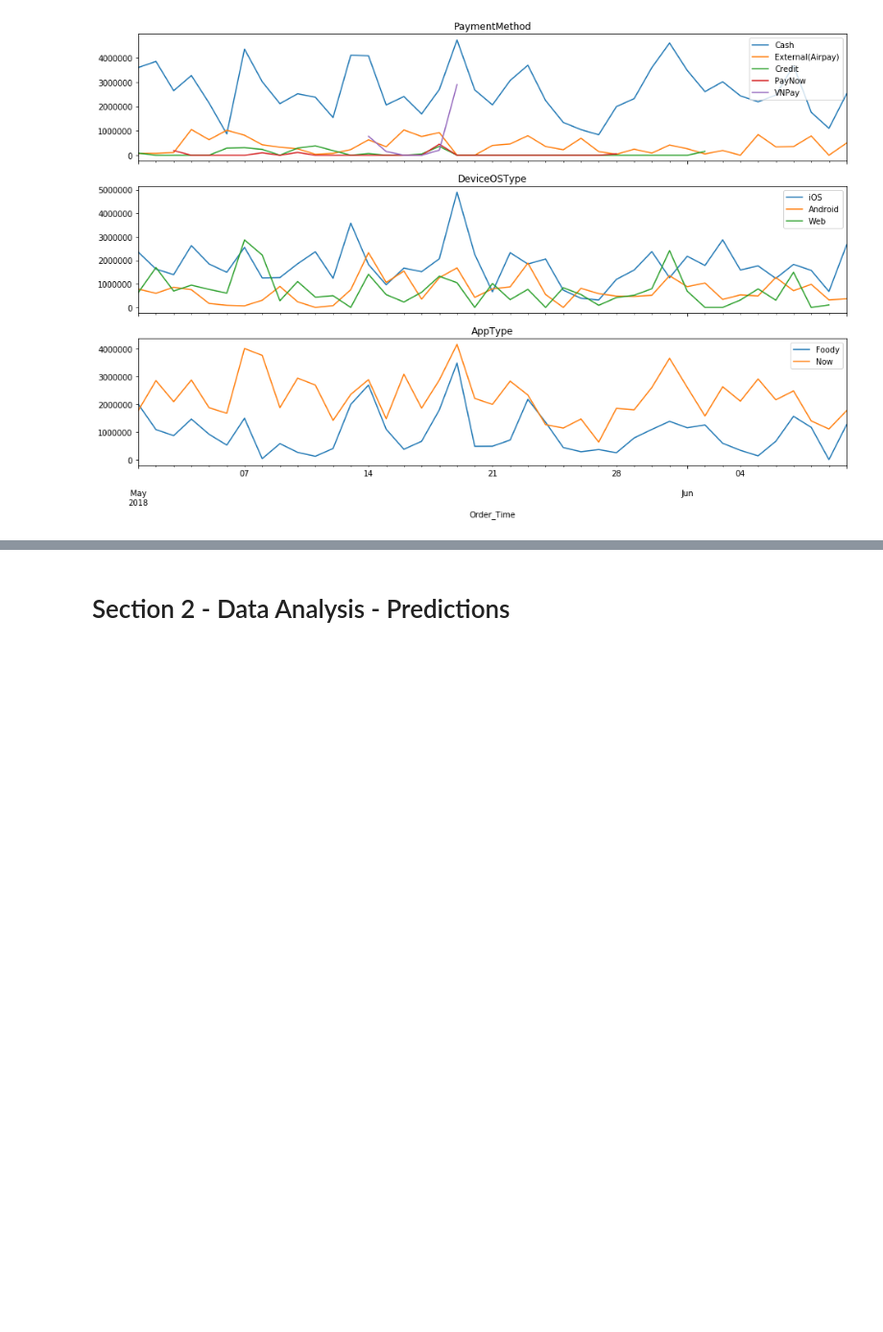
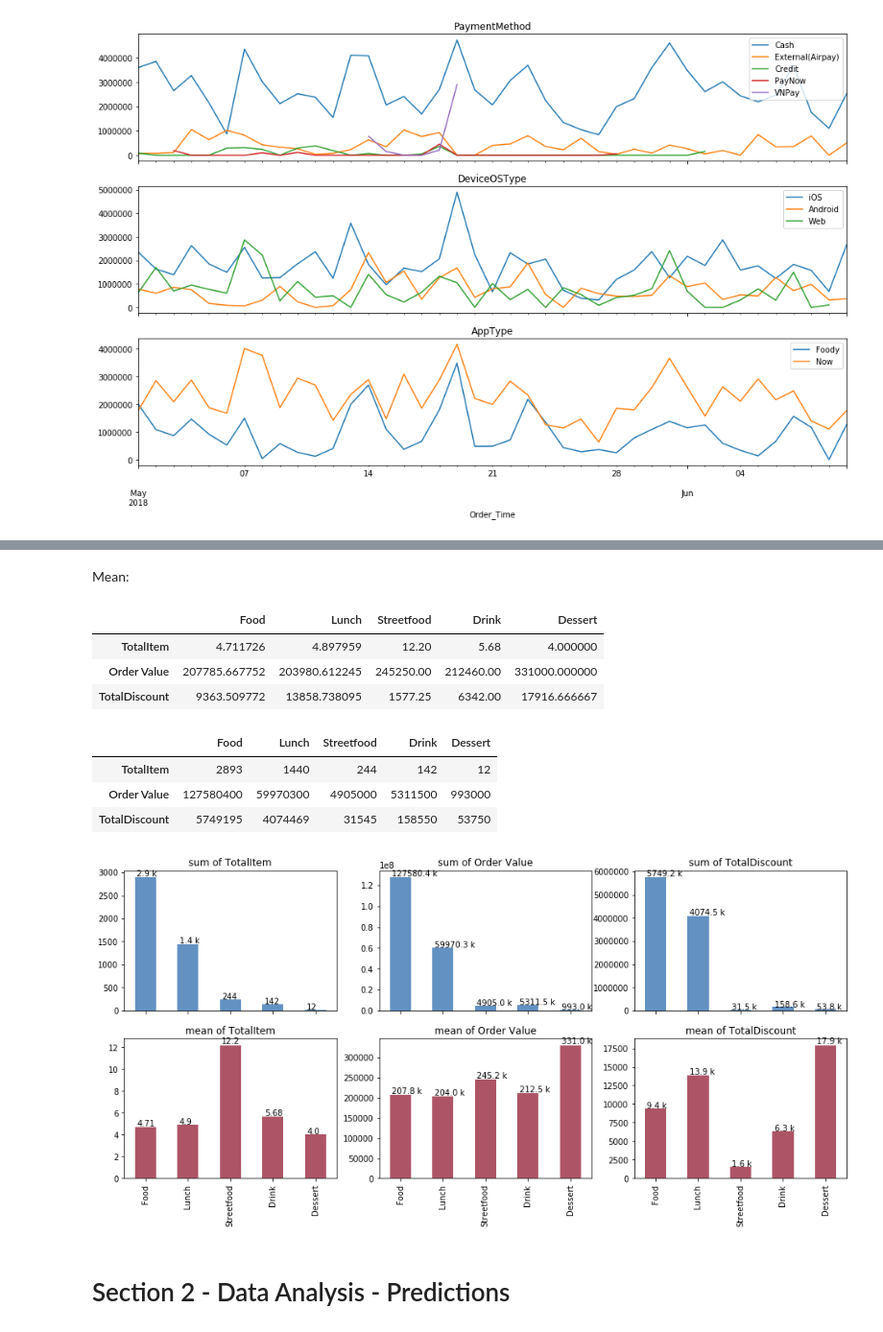
Before and after one commit to minmax49/apply_foody, a Jupyter notebook: ta1.ipynb, the cells around one changed output, grey strips where cells are left out. Shown: that part at 96% size. Drawn from its saved outputs; the diff is of its cells as text; code cells hidden in the pictures; blank space fills up the shorter version.

Commit message:
add category

```diff
--- a/ta1.ipynb
+++ b/ta1.ipynb
@@ -267,2 +277,44 @@ for ax, col in zip(axs, cols):
+# %% [markdown]
+Mean:
+# %%
+category_mean = pd.concat([df1[df1[value]==1].mean()[
+    ['TotalItem', 'Order Value', 'TotalDiscount']
+] for value in category_values], axis=1)
+category_mean.columns = category_values
+category_mean
+        #ax.text(x-0.2, y, str(round(y,2)))
+# %% [output]
+|  | Food | Lunch | Streetfood | Drink | Dessert |
+| TotalItem | 4.711726 | 4.897959 | 12.20 | 5.68 | 4.000000 |
+| Order Value | 207785.667752 | 203980.612245 | 245250.00 | 212460.00 | 331000.000000 |
+| TotalDiscount | 9363.509772 | 13858.738095 | 1577.25 | 6342.00 | 17916.666667 |
+# %%
+category_sum = pd.concat([df1[df1[value]==1].sum()[
+    ['TotalItem', 'Order Value', 'TotalDiscount']
+] for value in category_values], axis=1)
+category_sum.columns = category_values
+category_sum
+# %% [output]
+|  | Food | Lunch | Streetfood | Drink | Dessert |
+| TotalItem | 2893 | 1440 | 244 | 142 | 12 |
+| Order Value | 127580400 | 59970300 | 4905000 | 5311500 | 993000 |
+| TotalDiscount | 5749195 | 4074469 | 31545 | 158550 | 53750 |
+# %%
+fig, axs = plt.subplots(ncols=len(category_mean), nrows=2, figsize=(16,7), sharex=True)
+for i, ax in enumerate(axs[0]):
+    category_sum.iloc[i].plot.bar(ax=ax, color=cmap[1], alpha=0.7)
+    ax.set_title('sum of ' + category_sum.index[i])
+    for x, y in enumerate(category_sum.iloc[i]):
+        stry = f'{round(float(y)/1000,1)} k' if float(y) > 1000 else str(round(y,2))
+        ax.text(x-0.2, y*1.01, stry)
+
+for i, ax in enumerate(axs[1]):
+    category_mean.iloc[i].plot.bar(ax=ax, color=cmap[-1], alpha=0.7)
+    ax.set_title('mean of ' + category_mean.index[i])
+    for x, y in enumerate( category_mean.iloc[i]):
+        stry = f'{round(float(y)/1000,1)} k' if float(y) > 1000 else str(round(y,2))
+        ax.text(x-0.2, y*1.01, stry)
+# %% [output]
+[figure, added]
 # %% [markdown]
 # Section 2 - Data Analysis - Predictions
```
Also changed, not shown: parts of 4 cells of this notebook.
